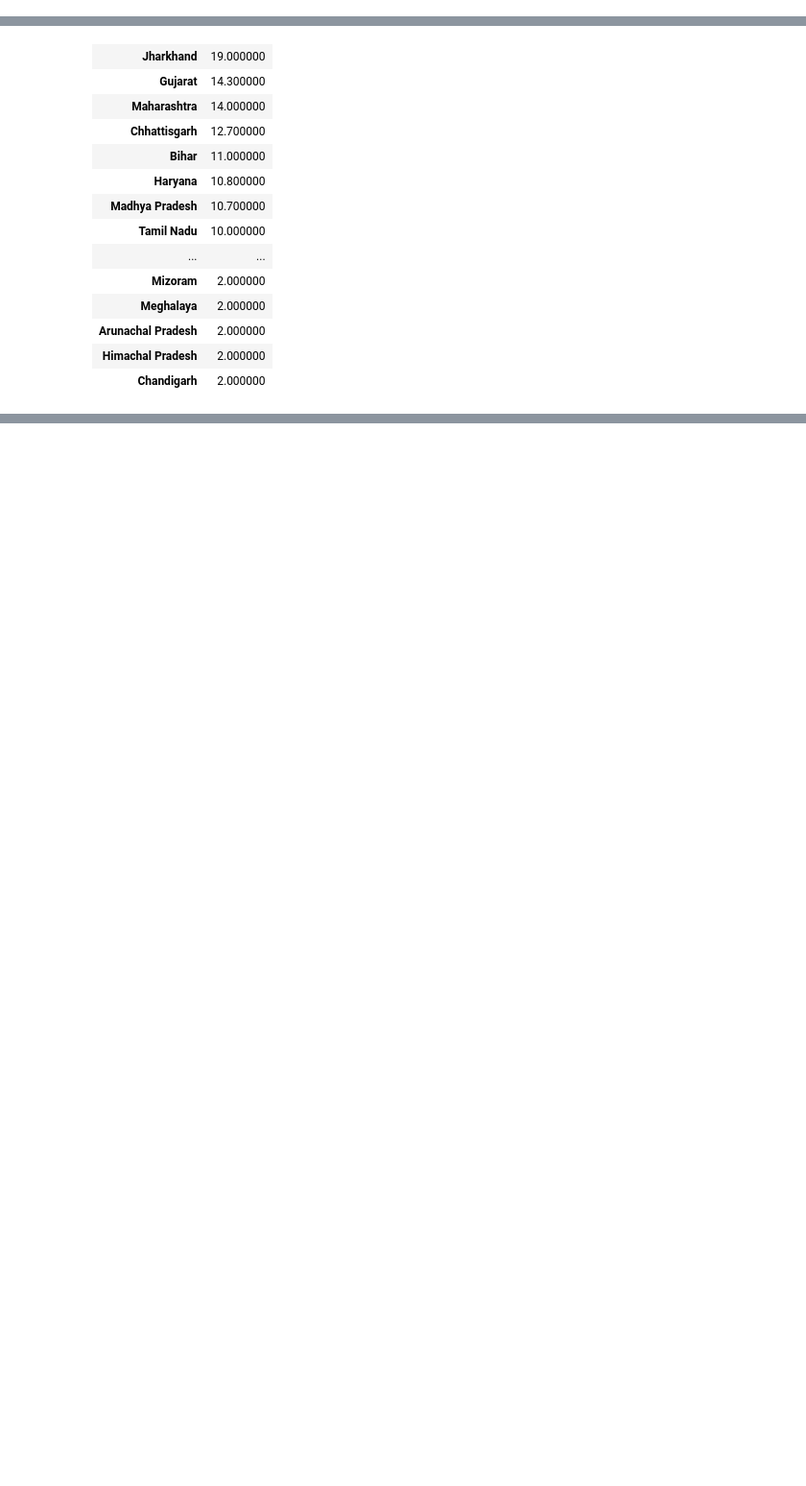
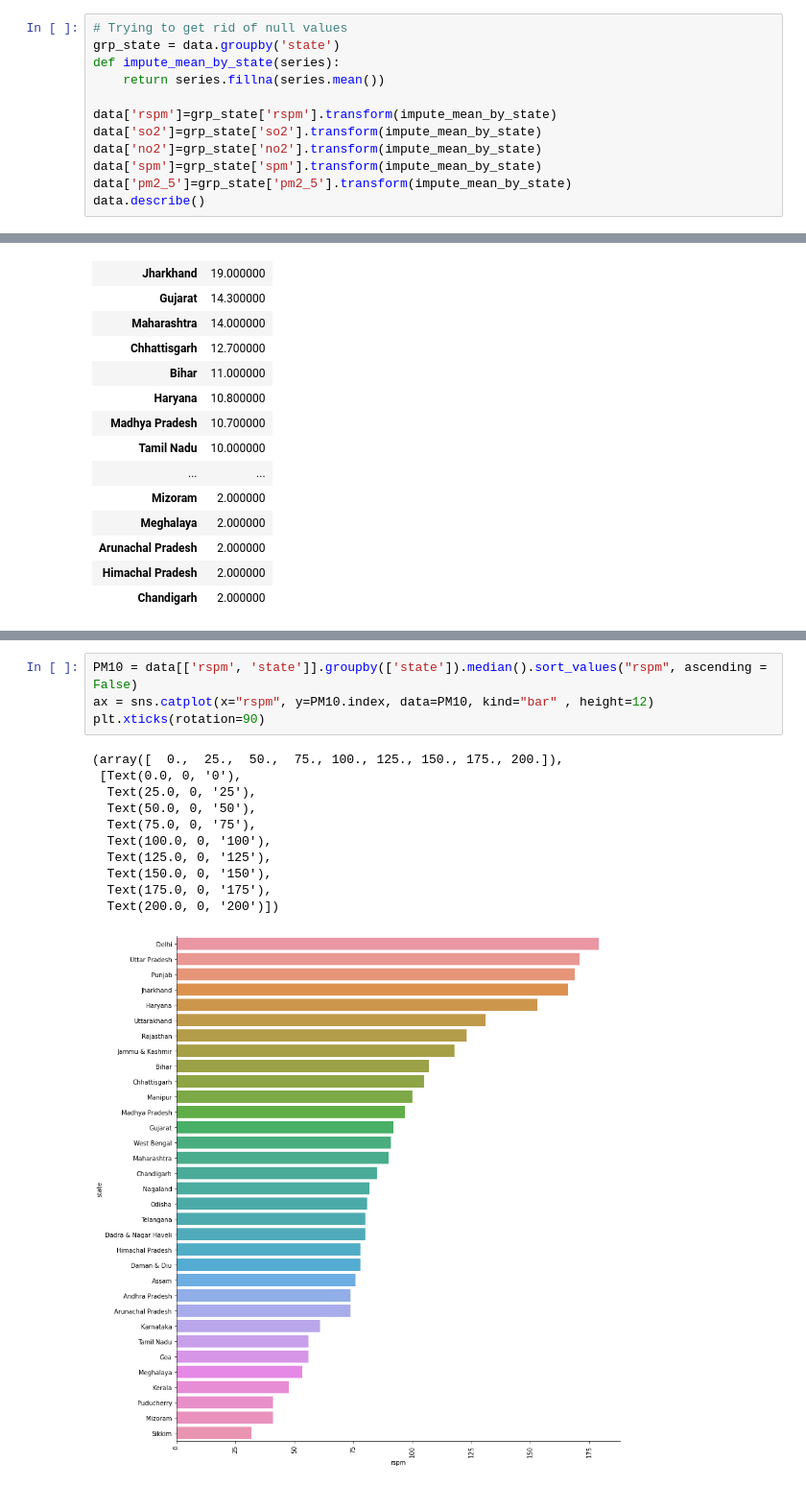
Before and after one commit to hd1801/AQI-Data-Analysis-Project, a Jupyter notebook: AQI.ipynb, the cells around one changed output, grey strips where cells are left out. Shown: that part at 96% size. Cells and saved outputs as stored; diff of their text form; blank space fills up the shorter version.

```diff
--- a/AQI.ipynb
+++ b/AQI.ipynb
@@ -249,3 +249,15 @@ plt.tight_layout()
 plt.show()
 # %% [output]
 [figure]
+# %%
+# Trying to get rid of null values
+grp_state = data.groupby('state')
+def impute_mean_by_state(series):
+    return series.fillna(series.mean())
+
+data['rspm']=grp_state['rspm'].transform(impute_mean_by_state)
+data['so2']=grp_state['so2'].transform(impute_mean_by_state)
+data['no2']=grp_state['no2'].transform(impute_mean_by_state)
+data['spm']=grp_state['spm'].transform(impute_mean_by_state)
+data['pm2_5']=grp_state['pm2_5'].transform(impute_mean_by_state)
+data.describe()
@@ -301,0 +324,16 @@ plt.xticks(rotation=90)
+# %%
+PM10 = data[['rspm', 'state']].groupby(['state']).median().sort_values("rspm", ascending = False)
+ax = sns.catplot(x="rspm", y=PM10.index, data=PM10, kind="bar" , height=12)
+plt.xticks(rotation=90)
+# %% [output]
+(array([  0.,  25.,  50.,  75., 100., 125., 150., 175., 200.]),
+ [Text(0.0, 0, '0'),
+  Text(25.0, 0, '25'),
+  Text(50.0, 0, '50'),
+  Text(75.0, 0, '75'),
+  Text(100.0, 0, '100'),
+  Text(125.0, 0, '125'),
+  Text(150.0, 0, '150'),
+  Text(175.0, 0, '175'),
+  Text(200.0, 0, '200')])
+[figure, added]
```
Also changed, not shown: parts of 10 cells of this notebook.
